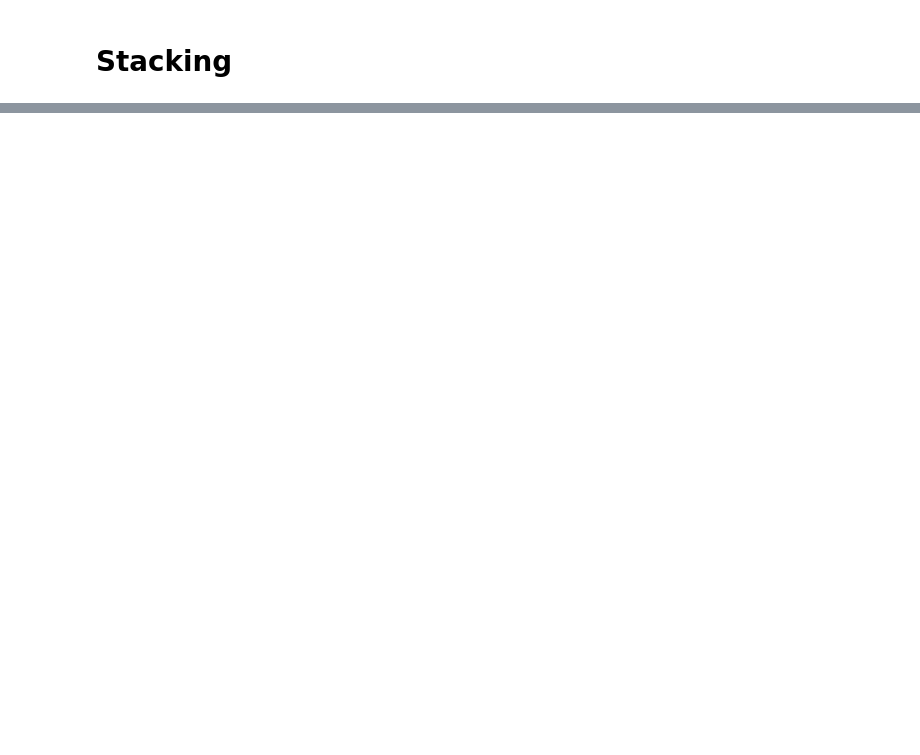
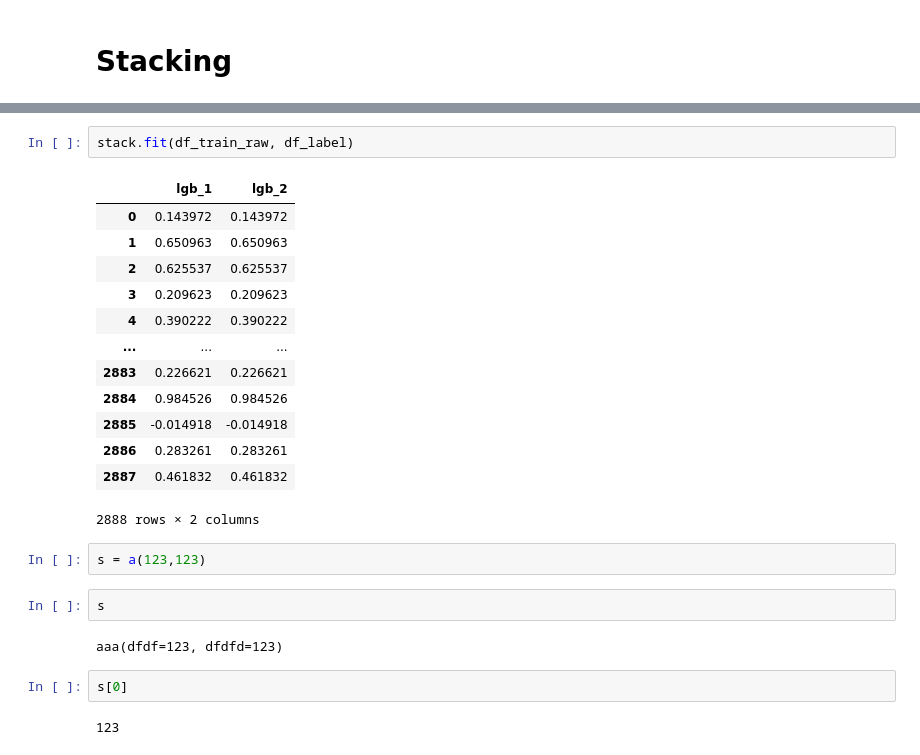
Before and after one commit to xx529/-, a Jupyter notebook: 天池蒸汽/蒸汽5.ipynb, the cells around one changed output, grey strips where cells are left out. Saved outputs shown, nothing was run; the diff lists cells and outputs as text; blank space fills up the shorter version.

```diff
--- a/天池蒸汽/蒸汽5.ipynb
+++ b/天池蒸汽/蒸汽5.ipynb
@@ -200,0 +272,26 @@ lgb_result = model.predict(df_test_raw)
+# %%
+stack.fit(df_train_raw, df_label)
+# %% [output]
+|  | lgb_1 | lgb_2 |
+| 0 | 0.143972 | 0.143972 |
+| 1 | 0.650963 | 0.650963 |
+| 2 | 0.625537 | 0.625537 |
+| 3 | 0.209623 | 0.209623 |
+| 4 | 0.390222 | 0.390222 |
+| ... | ... | ... |
+| 2883 | 0.226621 | 0.226621 |
+| 2884 | 0.984526 | 0.984526 |
+| 2885 | -0.014918 | -0.014918 |
+| 2886 | 0.283261 | 0.283261 |
+| 2887 | 0.461832 | 0.461832 |
+2888 rows × 2 columns
+# %%
+s = a(123,123)
+# %%
+s
+# %% [output]
+aaa(dfdf=123, dfdfd=123)
+# %%
+s[0]
+# %% [output]
+123
```
Also changed, not shown: parts of 8 cells of this notebook.
